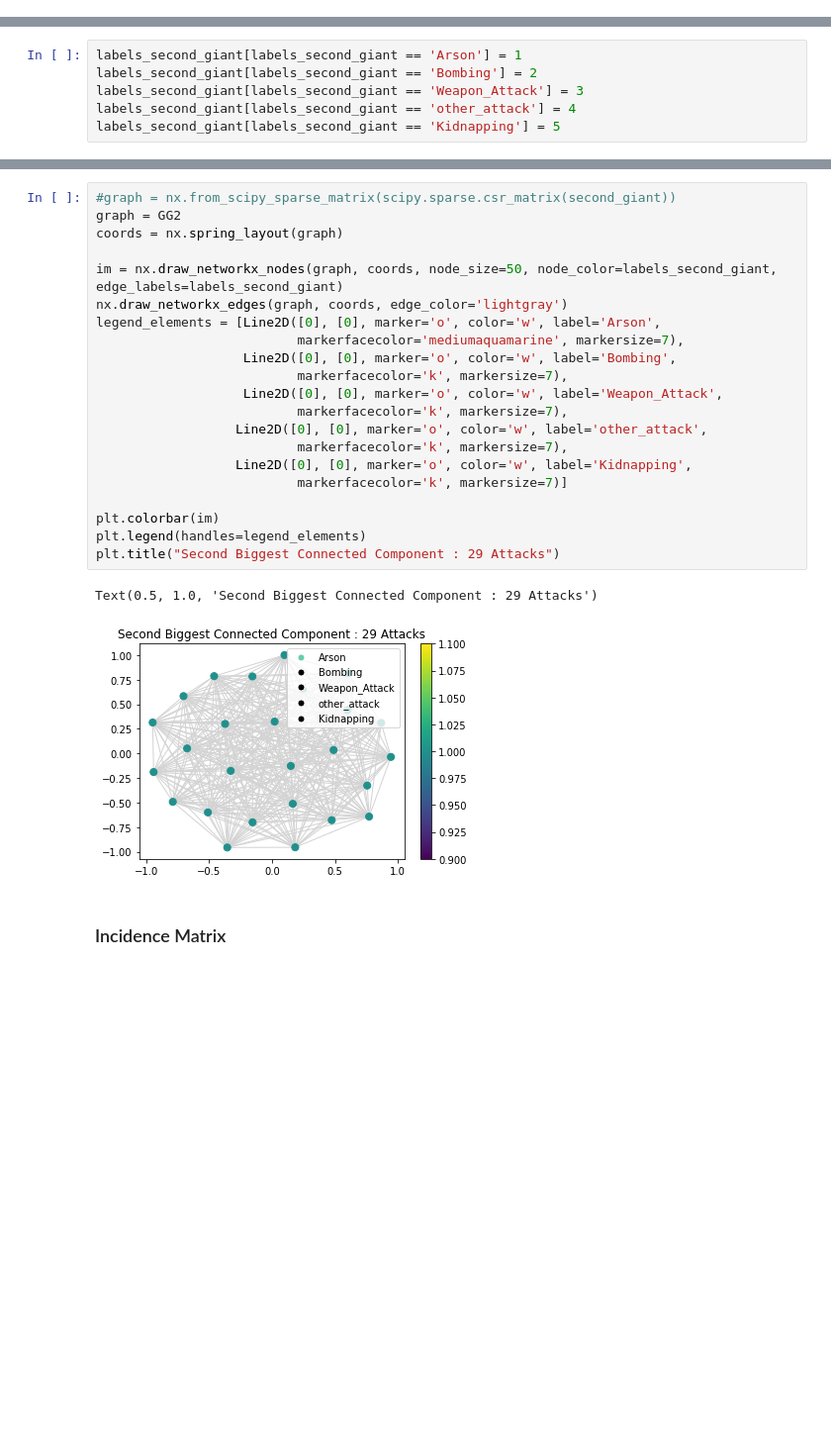
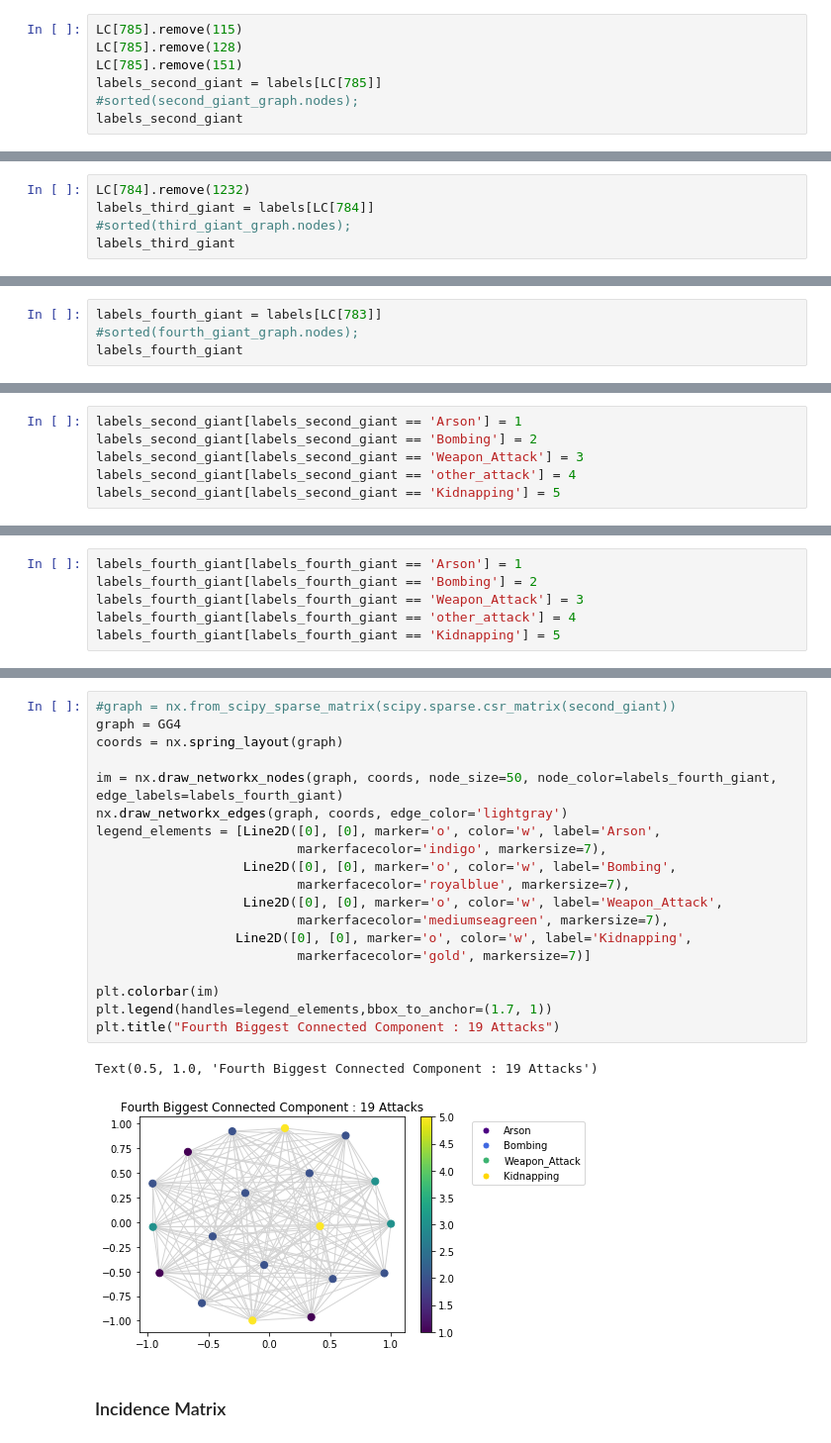
Before and after one commit to AminMekacher/ntds_project, a Jupyter notebook: Attacks.ipynb, the cells around one changed output, grey strips where cells are left out. Shown: that part at 99% size. Drawn from its saved outputs; the diff is of its cells as text; blank space fills up the shorter version.

```diff
--- a/Attacks.ipynb
+++ b/Attacks.ipynb
@@ -175,0 +280,7 @@ array(['Arson', 'Arson', 'Arson', 'Arson', 'Arson', 'Arson', 'Arson',
+# %%
+LC[785].remove(115)
+LC[785].remove(128)
+LC[785].remove(151)
+labels_second_giant = labels[LC[785]]
+#sorted(second_giant_graph.nodes);
+labels_second_giant
@@ -175,0 +294,5 @@ array(['Arson', 'Arson', 'Arson', 'Arson', 'Arson', 'Arson', 'Arson',
+# %%
+LC[784].remove(1232)
+labels_third_giant = labels[LC[784]]
+#sorted(third_giant_graph.nodes);
+labels_third_giant
@@ -175,0 +305,4 @@ array(['Arson', 'Arson', 'Arson', 'Arson', 'Arson', 'Arson', 'Arson',
+# %%
+labels_fourth_giant = labels[LC[783]]
+#sorted(fourth_giant_graph.nodes);
+labels_fourth_giant
@@ -188,3 +332,9 @@ labels_second_giant[labels_second_giant == 'Kidnapping'] = 5
+# %%
+labels_fourth_giant[labels_fourth_giant == 'Arson'] = 1
+labels_fourth_giant[labels_fourth_giant == 'Bombing'] = 2
+labels_fourth_giant[labels_fourth_giant == 'Weapon_Attack'] = 3
+labels_fourth_giant[labels_fourth_giant == 'other_attack'] = 4
+labels_fourth_giant[labels_fourth_giant == 'Kidnapping'] = 5
 # %%
 #graph = nx.from_scipy_sparse_matrix(scipy.sparse.csr_matrix(giant_component))
 graph = GG
@@ -212,27 +399,25 @@ Text(0.5, 1.0, 'Biggest Connected Component : 51 Attacks')
 # %%
 #graph = nx.from_scipy_sparse_matrix(scipy.sparse.csr_matrix(second_giant))
-graph = GG2
+graph = GG4
 coords = nx.spring_layout(graph)
 
-im = nx.draw_networkx_nodes(graph, coords, node_size=50, node_color=labels_second_giant, edge_labels=labels_second_giant)
+im = nx.draw_networkx_nodes(graph, coords, node_size=50, node_color=labels_fourth_giant, edge_labels=labels_fourth_giant)
 nx.draw_networkx_edges(graph, coords, edge_color='lightgray')
 legend_elements = [Line2D([0], [0], marker='o', color='w', label='Arson',
-                          markerfacecolor='mediumaquamarine', markersize=7),
+                          markerfacecolor='indigo', markersize=7),
                    Line2D([0], [0], marker='o', color='w', label='Bombing',
-                          markerfacecolor='k', markersize=7),
+                          markerfacecolor='royalblue', markersize=7),
                    Line2D([0], [0], marker='o', color='w', label='Weapon_Attack',
-                          markerfacecolor='k', markersize=7),
-                  Line2D([0], [0], marker='o', color='w', label='other_attack',
-                          markerfacecolor='k', markersize=7),
+                          markerfacecolor='mediumseagreen', markersize=7),
                   Line2D([0], [0], marker='o', color='w', label='Kidnapping',
-                          markerfacecolor='k', markersize=7)]
+                          markerfacecolor='gold', markersize=7)]
 
 plt.colorbar(im)
-plt.legend(handles=legend_elements)
-plt.title("Second Biggest Connected Component : 29 Attacks")
+plt.legend(handles=legend_elements,bbox_to_anchor=(1.7, 1))
+plt.title("Fourth Biggest Connected Component : 19 Attacks")
 # %% [output]
-Text(0.5, 1.0, 'Second Biggest Connected Component : 29 Attacks')
+Text(0.5, 1.0, 'Fourth Biggest Connected Component : 19 Attacks')
-[figure, old version]
+[figure, new version]
 # %% [markdown]
 ### Incidence Matrix
 # %%
```
Also changed, not shown: parts of 31 cells of this notebook.
